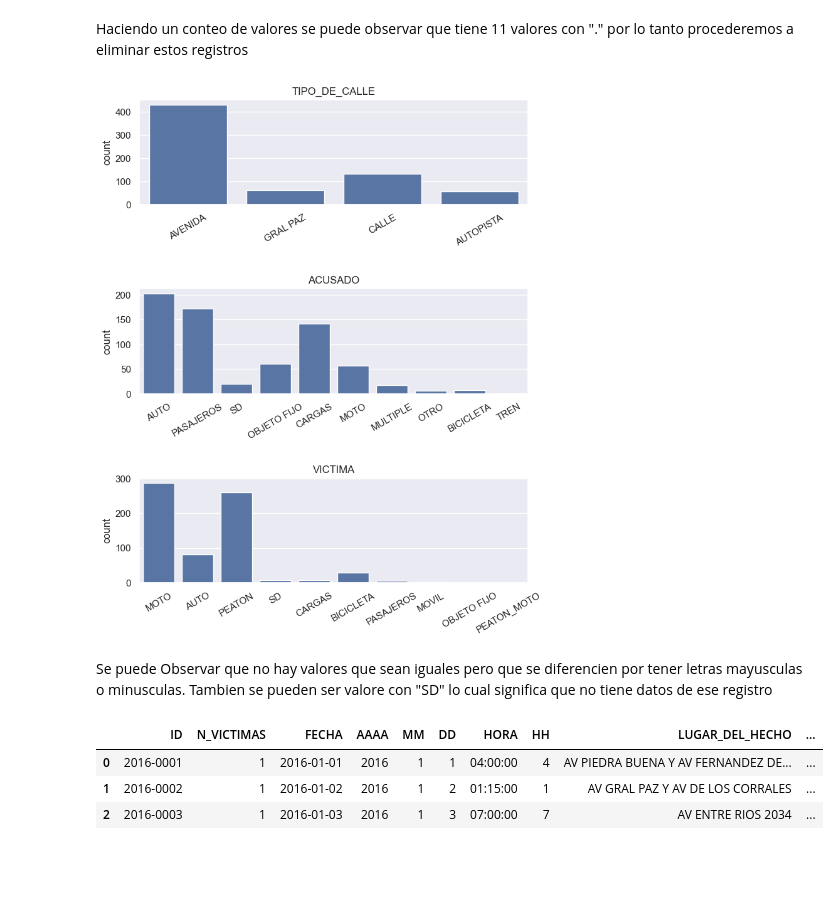
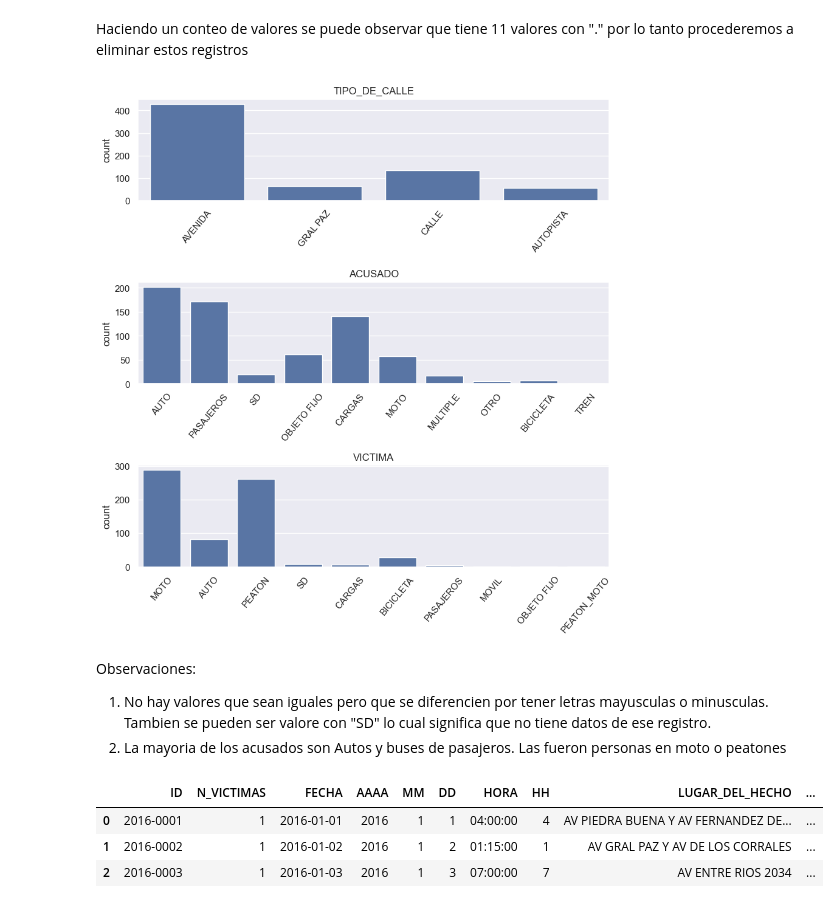
Before and after one commit to nelvinvelazco/henry-PI-SiniestrosViales, a Jupyter notebook: EDA.ipynb, the cells around one changed output. Cells and saved outputs as stored; diff of their text form; code cells hidden in the pictures; blank space fills up the shorter version.

```diff
--- a/EDA.ipynb
+++ b/EDA.ipynb
@@ -93,17 +95,19 @@ Haciendo un conteo de valores se puede observar que tiene 11 valores con "." por
 df_hechos_homicidios= df_hechos_homicidios[df_hechos_homicidios['pos x'] != '.']
 # %%
 columnas= ['TIPO_DE_CALLE', 'ACUSADO', 'VICTIMA']
-fig, ax = plt.subplots(nrows= 3, ncols= 1, figsize= (8,10))
+fig, ax = plt.subplots(nrows= 3, ncols= 1, figsize= (10,10))
 fig.subplots_adjust(hspace= 0.8)
 for i, col in enumerate(columnas):
     sns.countplot(data=df_hechos_homicidios, x= col, ax= ax[i])
     ax[i].set_title(col)
     ax[i].set_xlabel('')
-    ax[i].set_xticklabels(ax[i].get_xticklabels(),rotation= 30)
+    ax[i].set_xticklabels(ax[i].get_xticklabels(),rotation= 50)
 # %% [output]
-[figure, old version]
+[figure, new version]
 # %% [markdown]
-Se puede Observar que no hay valores que sean iguales pero que se diferencien por tener letras mayusculas o minusculas. Tambien se pueden ser valore con "SD" lo cual significa que no tiene datos de ese registro
+Observaciones:
+1. No hay valores que sean iguales pero que se diferencien por tener letras mayusculas o minusculas. Tambien se pueden ser valore con "SD" lo cual significa que no tiene datos de ese registro.
+2. La mayoria de los acusados son Autos y buses de pasajeros. Las fueron personas en moto o peatones
 # %%
 df_hechos_homicidios = df_hechos_homicidios.rename(columns={'pos x': 'longitud', 'pos y':'latitud'}) # cambiar de nombre las clumnas pos x, pos y
 # %%
```
Also changed, not shown: parts of 11 cells of this notebook.
